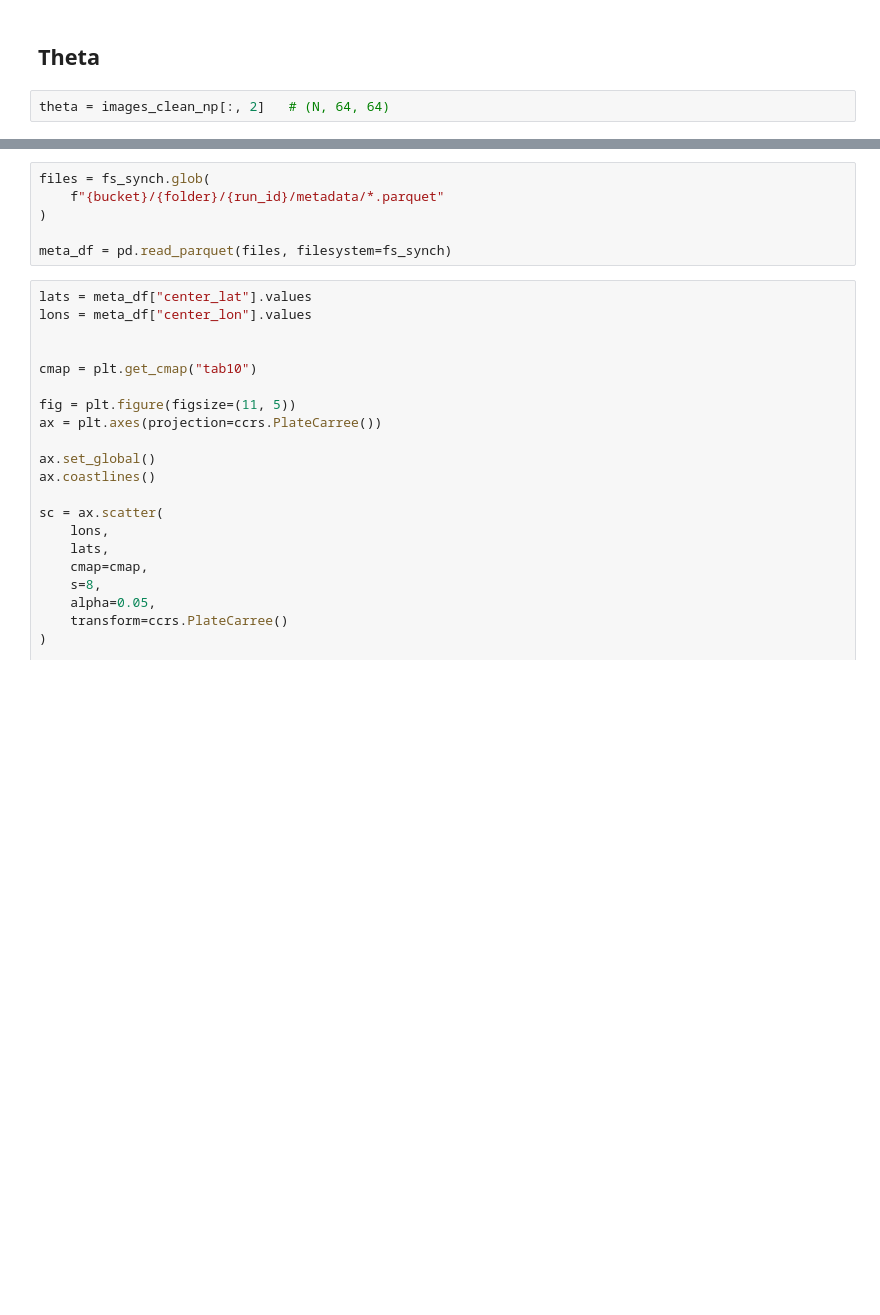
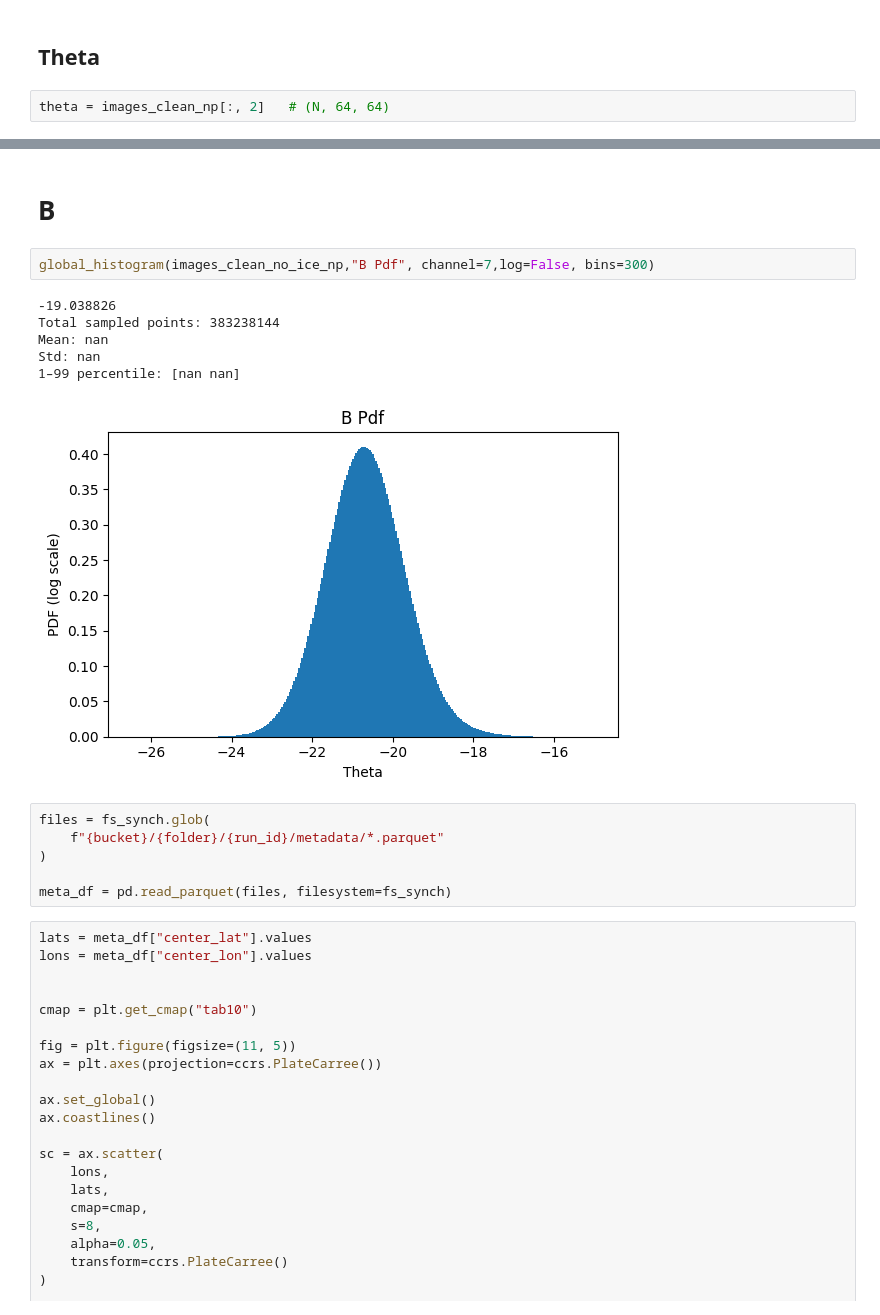
Before and after one commit to Sea-Meets-the-Stars/DBOF_Representation_Learning, a Jupyter notebook: notebooks/eda.ipynb, the cells around one changed output, grey strips where cells are left out. Saved outputs shown, nothing was run; the diff lists cells and outputs as text; blank space fills up the shorter version.

```diff
--- a/notebooks/eda.ipynb
+++ b/notebooks/eda.ipynb
@@ -258,3 +247,14 @@ Std: 8.160
+# %% [markdown]
+# B
+# %%
+global_histogram(images_clean_no_ice_np,"B Pdf", channel=7,log=False, bins=300)
+# %% [output]
+-19.038826
+Total sampled points: 383238144
+Mean: nan
+Std: nan
+1–99 percentile: [nan nan]
+[figure, added]
 # %%
 files = fs_synch.glob(
     f"{bucket}/{folder}/{run_id}/metadata/*.parquet"
```
Also changed, not shown: parts of 45 cells of this notebook.
